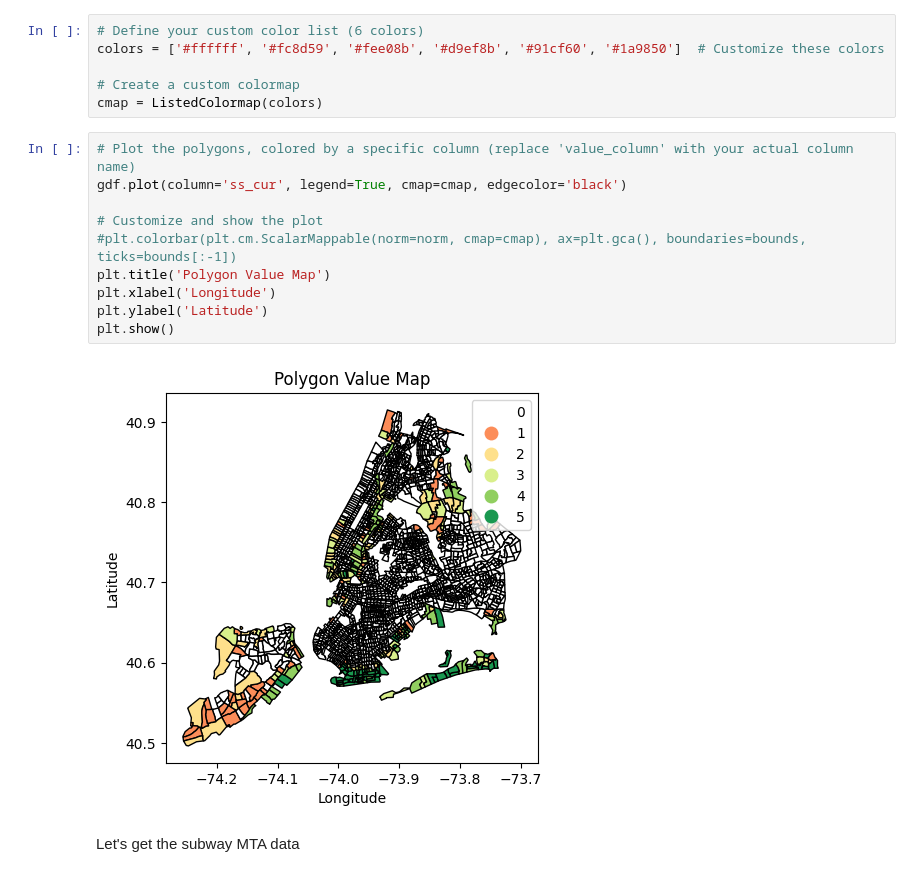
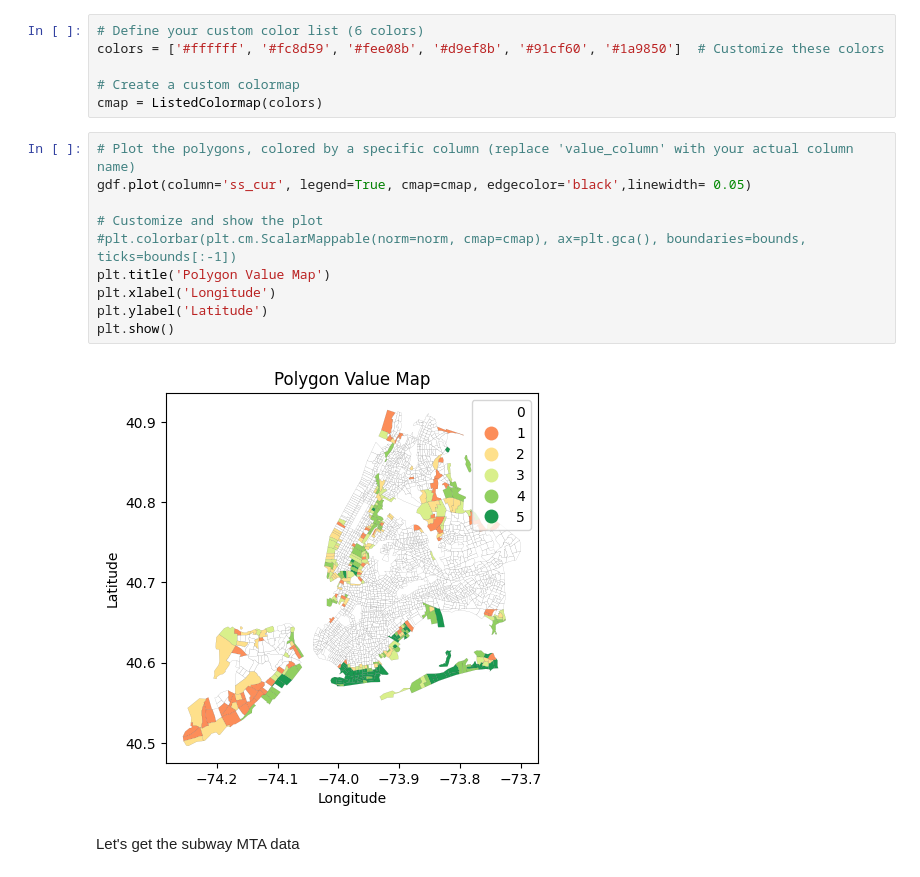
Before and after one commit to bricenf/NYC-MTA-Project, a Jupyter notebook: v1_vulnerability index.ipynb, the cells around one changed output. Drawn from its saved outputs; the diff is of its cells as text.

```diff
--- a/v1_vulnerability index.ipynb
+++ b/v1_vulnerability index.ipynb
@@ -50,16 +54,16 @@ colors = ['#ffffff', '#fc8d59', '#fee08b', '#d9ef8b', '#91cf60', '#1a9850']  # C
 cmap = ListedColormap(colors)
 # %%
 # Plot the polygons, colored by a specific column (replace 'value_column' with your actual column name)
-gdf.plot(column='ss_cur', legend=True, cmap=cmap, edgecolor='black')
+gdf.plot(column='ss_cur', legend=True, cmap=cmap, edgecolor='black',linewidth= 0.05)
 
 # Customize and show the plot
 #plt.colorbar(plt.cm.ScalarMappable(norm=norm, cmap=cmap), ax=plt.gca(), boundaries=bounds, ticks=bounds[:-1])
 plt.title('Polygon Value Map')
 plt.xlabel('Longitude')
 plt.ylabel('Latitude')
 plt.show()
 # %% [output]
-[figure, old version]
+[figure, new version]
 # %% [markdown]
 Let's get the subway MTA data
 # %%
```
Also changed, not shown: parts of 11 cells of this notebook.
